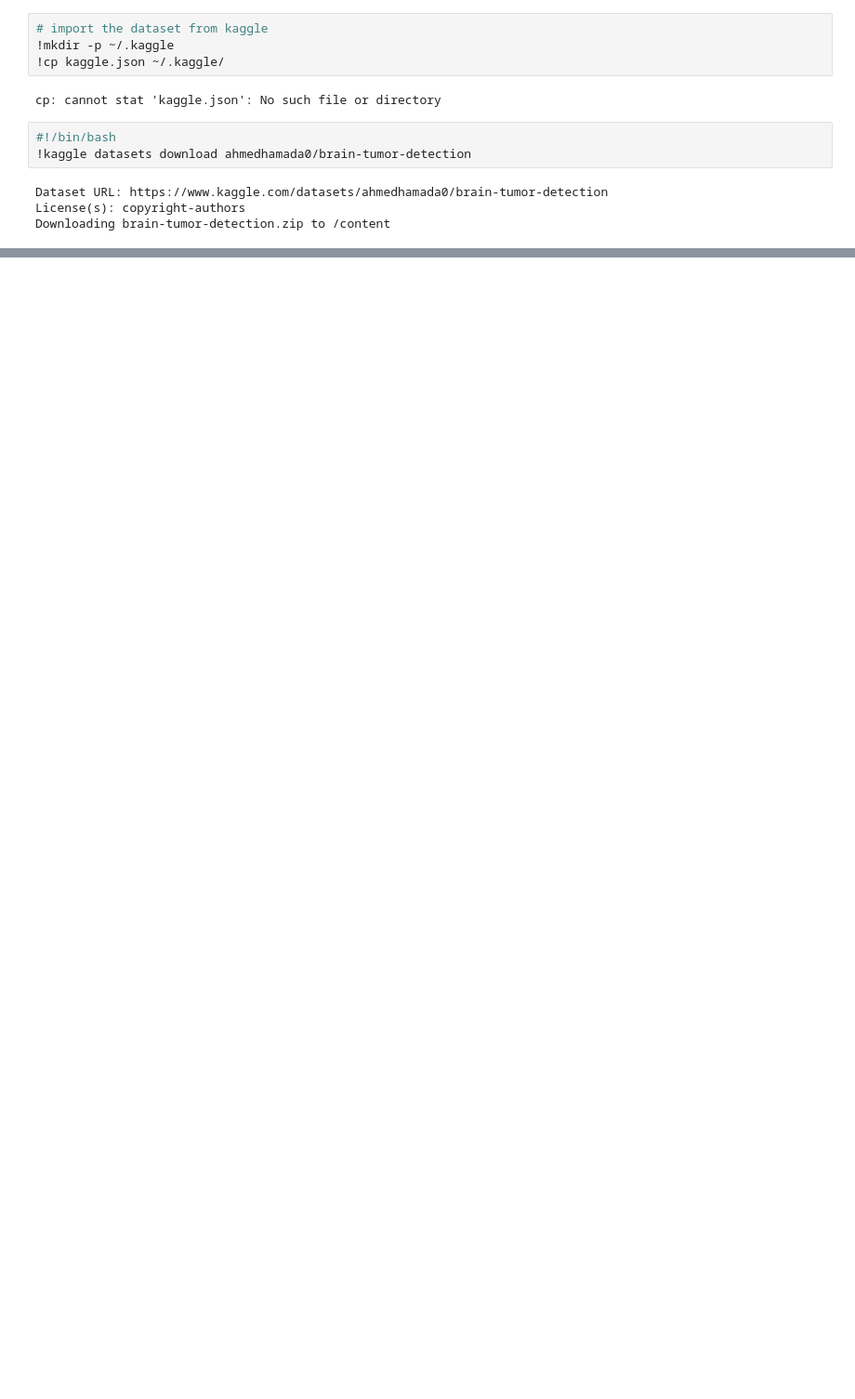
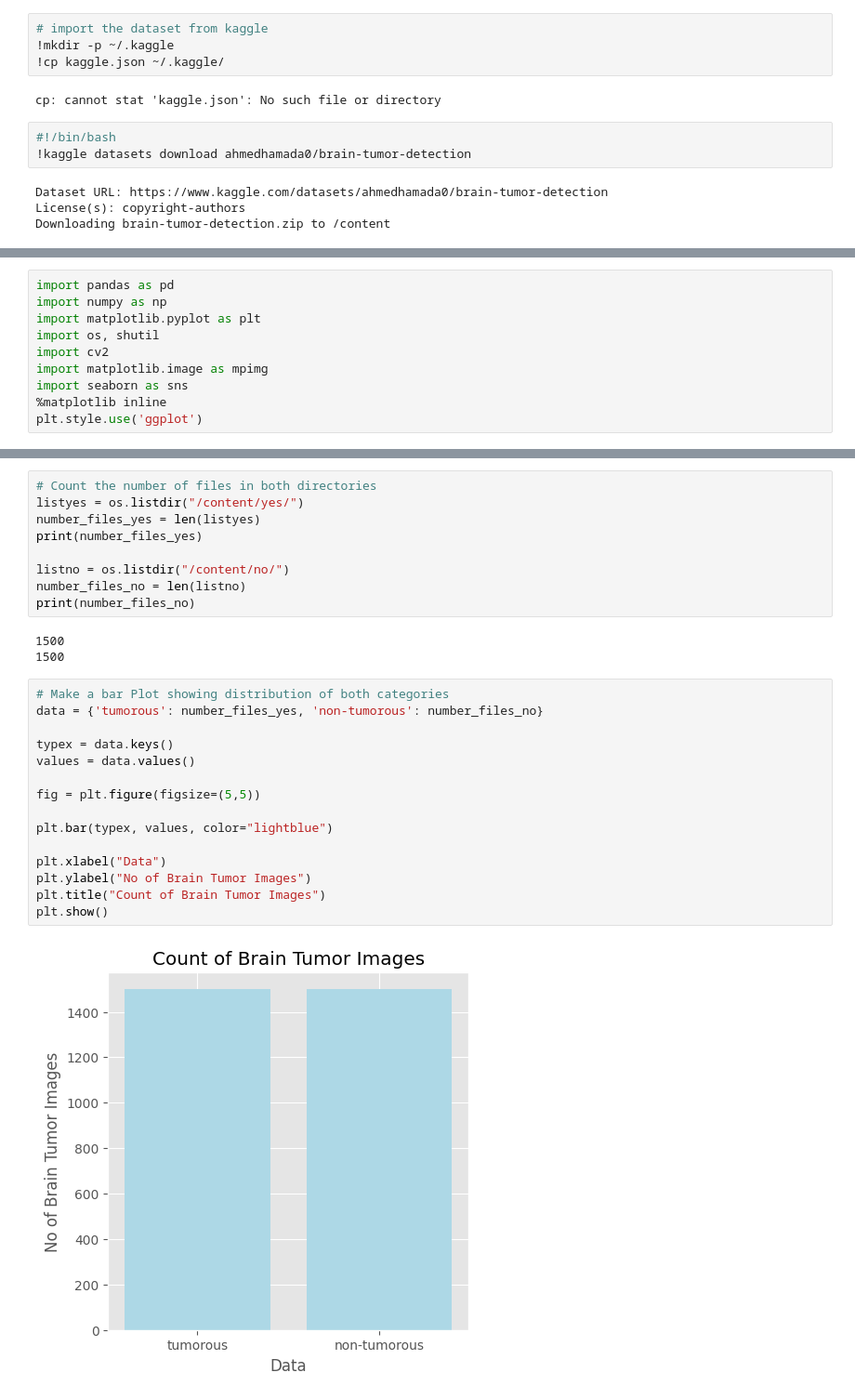
Before and after one commit to MadeehaTassadaq/MadeehaTassadaq, a Jupyter notebook: brain_tumor_classification.ipynb, the cells around one changed output, grey strips where cells are left out. Shown at 93% size. Drawn from its saved outputs; the diff is of its cells as text; blank space fills up the shorter version.

```diff
--- a/brain_tumor_classification.ipynb
+++ b/brain_tumor_classification.ipynb
@@ -315,0 +34,10 @@ Killing tunnel 127.0.0.1:7860 <> https://dc49ba9c059b5227f8.gradio.live
+# %%
+import pandas as pd
+import numpy as np
+import matplotlib.pyplot as plt
+import os, shutil
+import cv2
+import matplotlib.image as mpimg
+import seaborn as sns
+%matplotlib inline
+plt.style.use('ggplot')
@@ -315,0 +70,29 @@ Killing tunnel 127.0.0.1:7860 <> https://dc49ba9c059b5227f8.gradio.live
+# %%
+# Count the number of files in both directories
+listyes = os.listdir("/content/yes/")
+number_files_yes = len(listyes)
+print(number_files_yes)
+
+listno = os.listdir("/content/no/")
+number_files_no = len(listno)
+print(number_files_no)
+# %% [output]
+1500
+1500
+# %%
+# Make a bar Plot showing distribution of both categories
+data = {'tumorous': number_files_yes, 'non-tumorous': number_files_no}
+
+typex = data.keys()
+values = data.values()
+
+fig = plt.figure(figsize=(5,5))
+
+plt.bar(typex, values, color="lightblue")
+
+plt.xlabel("Data")
+plt.ylabel("No of Brain Tumor Images")
+plt.title("Count of Brain Tumor Images")
+plt.show()
+# %% [output]
+[figure, added]
```
Also changed, not shown: parts of 49 cells of this notebook.
